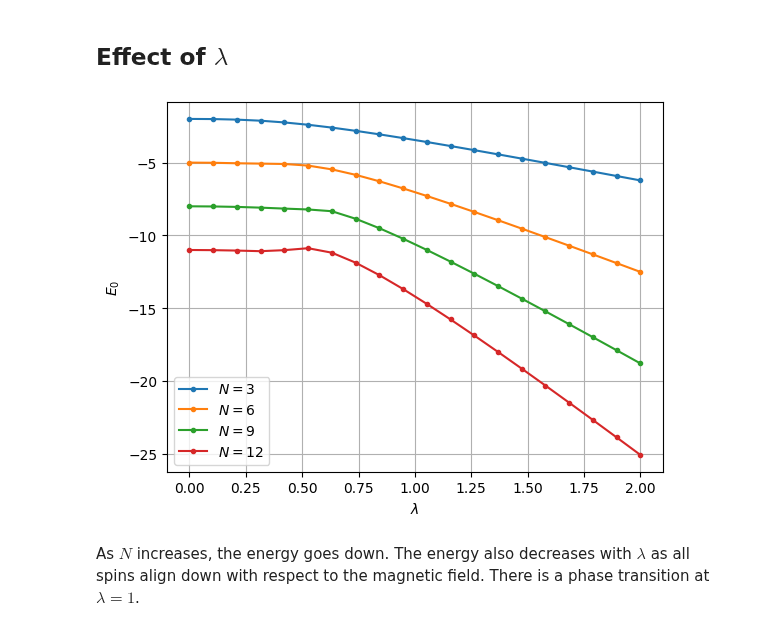
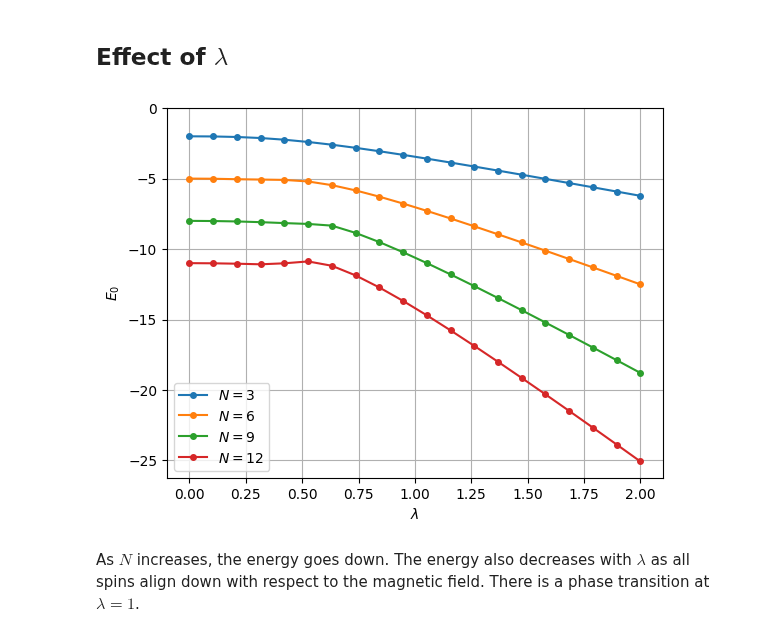
Before and after one commit to jchryssanthacopoulos/quantum_information, a Jupyter notebook: final_project/notebooks/ising_analysis.ipynb, the cells around one changed output. Drawn from its saved outputs; the diff is of its cells as text; code cells hidden in the pictures.

```diff
--- a/final_project/notebooks/ising_analysis.ipynb
+++ b/final_project/notebooks/ising_analysis.ipynb
@@ -31,17 +31,18 @@ with tqdm(total=len(Ns) * len(lmdas)) as pbar:
             energies_N_lmda[i, j] = observables_at_midsteps["energy"][-1]
             pbar.update(1)
 # %%
-plt.plot(lmdas, energies_N_lmda[0], 'o-', markersize=3, label=f"$N = {Ns[0]}$")
-plt.plot(lmdas, energies_N_lmda[1], 'o-', markersize=3, label=f"$N = {Ns[1]}$")
-plt.plot(lmdas, energies_N_lmda[2], 'o-', markersize=3, label=f"$N = {Ns[2]}$")
-plt.plot(lmdas, energies_N_lmda[3], 'o-', markersize=3, label=f"$N = {Ns[3]}$")
+plt.plot(lmdas, energies_N_lmda[0], 'o-', markersize=4, label=f"$N = {Ns[0]}$")
+plt.plot(lmdas, energies_N_lmda[1], 'o-', markersize=4, label=f"$N = {Ns[1]}$")
+plt.plot(lmdas, energies_N_lmda[2], 'o-', markersize=4, label=f"$N = {Ns[2]}$")
+plt.plot(lmdas, energies_N_lmda[3], 'o-', markersize=4, label=f"$N = {Ns[3]}$")
 plt.xlabel("$\lambda$")
 plt.ylabel("$E_0$")
+plt.yticks(range(-25, 5, 5))
 plt.legend()
 plt.grid()
 plt.savefig('../figures/energy_vs_lambda_diff_N.png', bbox_inches='tight', dpi=300);
 # %% [output]
-[figure, old version]
+[figure, new version]
 # %% [markdown]
 As $N$ increases, the energy goes down. The energy also decreases with $\lambda$ as all spins align down with respect to the magnetic field. There is a phase transition at $\lambda = 1$.
 # %% [markdown]
```
Also changed, not shown: parts of 12 cells of this notebook, 2 other files.
